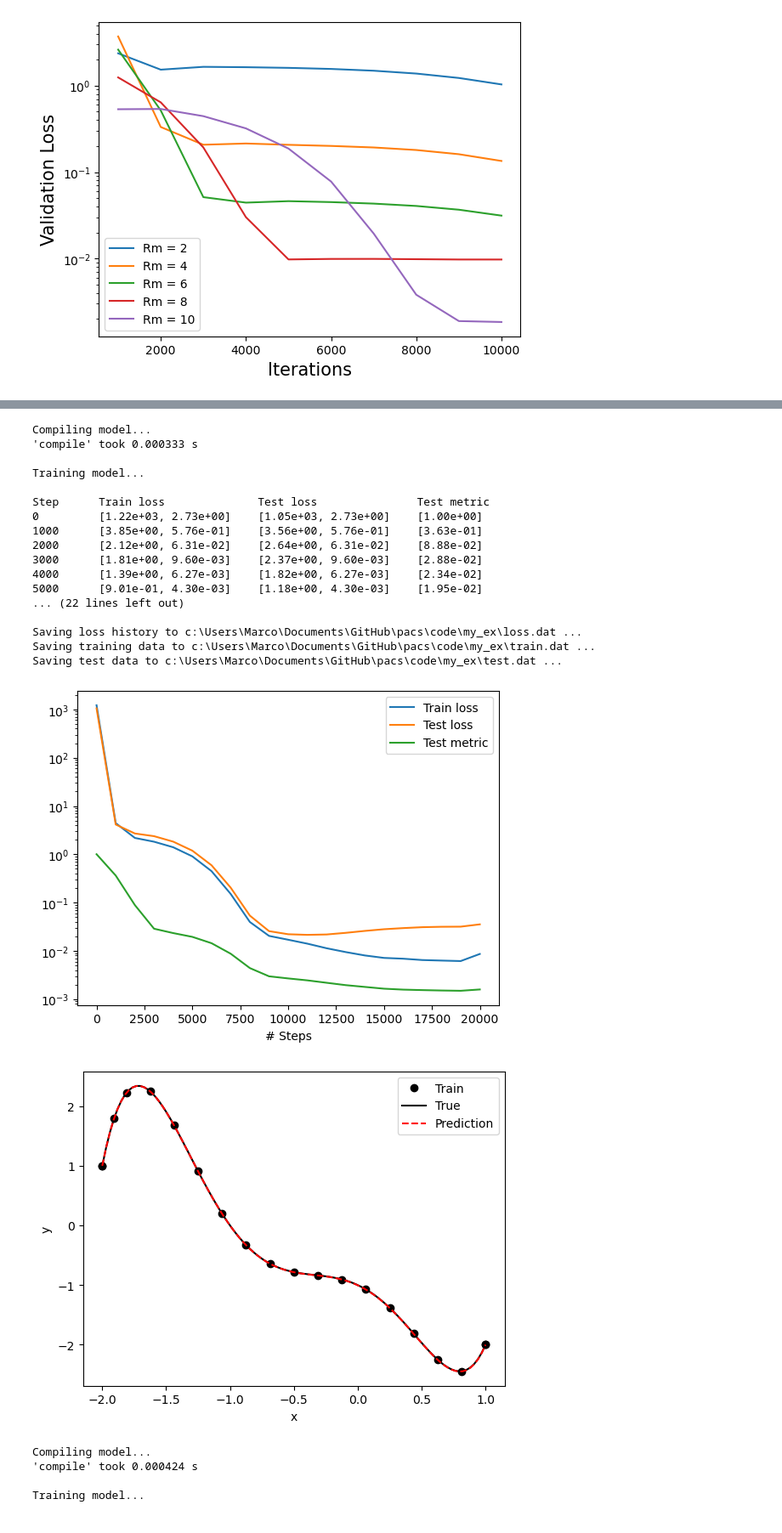
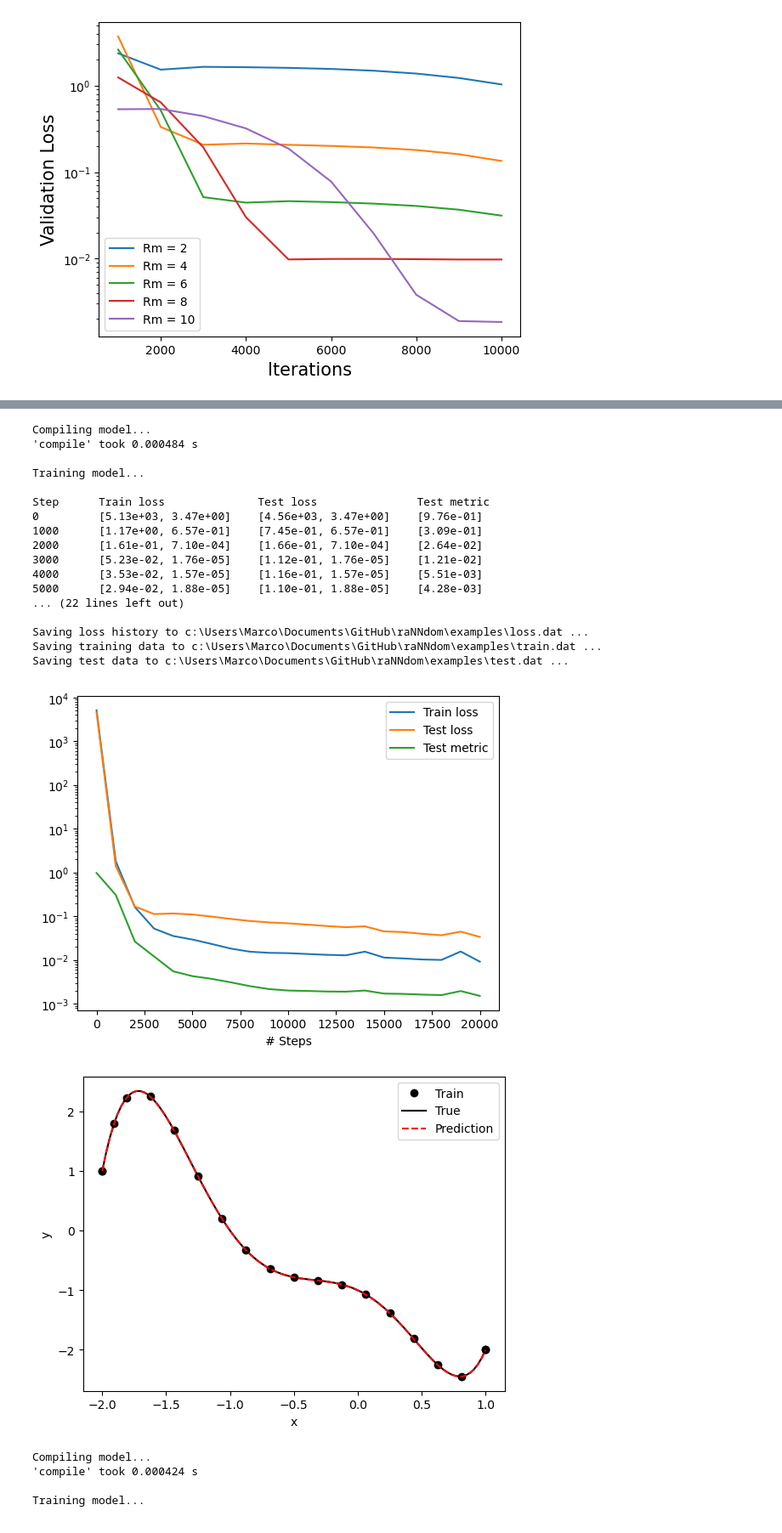
Before and after one commit to ZIB012/raNNdom_fork, a Jupyter notebook: examples/1D.ipynb, the cells around one changed output, grey strips where cells are left out. Shown: that part at 85% size. Drawn from its saved outputs; the diff is of its cells as text; code cells hidden in the pictures.

```diff
--- a/examples/1D.ipynb
+++ b/examples/1D.ipynb
@@ -246,50 +274,50 @@ def pde(x, y):
     # Use tf.sin for backend tensorflow.compat.v1 or tensorflow
     return -dy_xx + 2*(10*x**3 + 12*x**2 - 3*x - 2)
 
-def boundary(x, on_boundary, npart=1):
+def boundary(x, on_boundary):
     return on_boundary
 
 def func(x):
     return x**5 + 2*x**4 -x**3 - 2*x**2 - x - 1
 geom = dde.geometry.Interval(-2, 1)
 bc = dde.icbc.DirichletBC(geom, func, boundary)
 data = dde.data.PDE(geom, pde, bc, 16, 2, solution=func, num_test=100)
 
-M = 50
+M = 100
 layer_size = [1] + [M]  +  [1]
 
 activation = ["random_sin", 'linear']
 
 initializer = "Glorot uniform"
 R = 10
 net = dde.nn.random_FNN(layer_size, activation, initializer, Rm=R, b=R)
 
 model = dde.Model(data, net)
 
 model.compile("adam", lr=0.001, metrics=["l2 relative error"], loss_weights=1)
 
 losshistory, train_state = model.train(iterations=20000)
 
 dde.saveplot(losshistory, train_state, issave=True, isplot=True)
 # %% [output]
 Compiling model...
-'compile' took 0.000333 s
+'compile' took 0.000484 s
 
 Training model...
 
 Step      Train loss              Test loss               Test metric
-0         [1.22e+03, 2.73e+00]    [1.05e+03, 2.73e+00]    [1.00e+00]
-1000      [3.85e+00, 5.76e-01]    [3.56e+00, 5.76e-01]    [3.63e-01]
-2000      [2.12e+00, 6.31e-02]    [2.64e+00, 6.31e-02]    [8.88e-02]
-3000      [1.81e+00, 9.60e-03]    [2.37e+00, 9.60e-03]    [2.88e-02]
-4000      [1.39e+00, 6.27e-03]    [1.82e+00, 6.27e-03]    [2.34e-02]
-5000      [9.01e-01, 4.30e-03]    [1.18e+00, 4.30e-03]    [1.95e-02]
+0         [5.13e+03, 3.47e+00]    [4.56e+03, 3.47e+00]    [9.76e-01]
+1000      [1.17e+00, 6.57e-01]    [7.45e-01, 6.57e-01]    [3.09e-01]
+2000      [1.61e-01, 7.10e-04]    [1.66e-01, 7.10e-04]    [2.64e-02]
+3000      [5.23e-02, 1.76e-05]    [1.12e-01, 1.76e-05]    [1.21e-02]
+4000      [3.53e-02, 1.57e-05]    [1.16e-01, 1.57e-05]    [5.51e-03]
+5000      [2.94e-02, 1.88e-05]    [1.10e-01, 1.88e-05]    [4.28e-03]
 ... (22 lines left out)
 
-Saving loss history to c:\Users\Marco\Documents\GitHub\pacs\code\my_ex\loss.dat ...
-Saving training data to c:\Users\Marco\Documents\GitHub\pacs\code\my_ex\train.dat ...
-Saving test data to c:\Users\Marco\Documents\GitHub\pacs\code\my_ex\test.dat ...
+Saving loss history to c:\Users\Marco\Documents\GitHub\raNNdom\examples\loss.dat ...
+Saving training data to c:\Users\Marco\Documents\GitHub\raNNdom\examples\train.dat ...
+Saving test data to c:\Users\Marco\Documents\GitHub\raNNdom\examples\test.dat ...
-[figure, old version]
+[figure, new version]
 [figure]
 # %%
 def pde(x, y):
```
Also changed, not shown: parts of 22 cells of this notebook, 5 other files.
